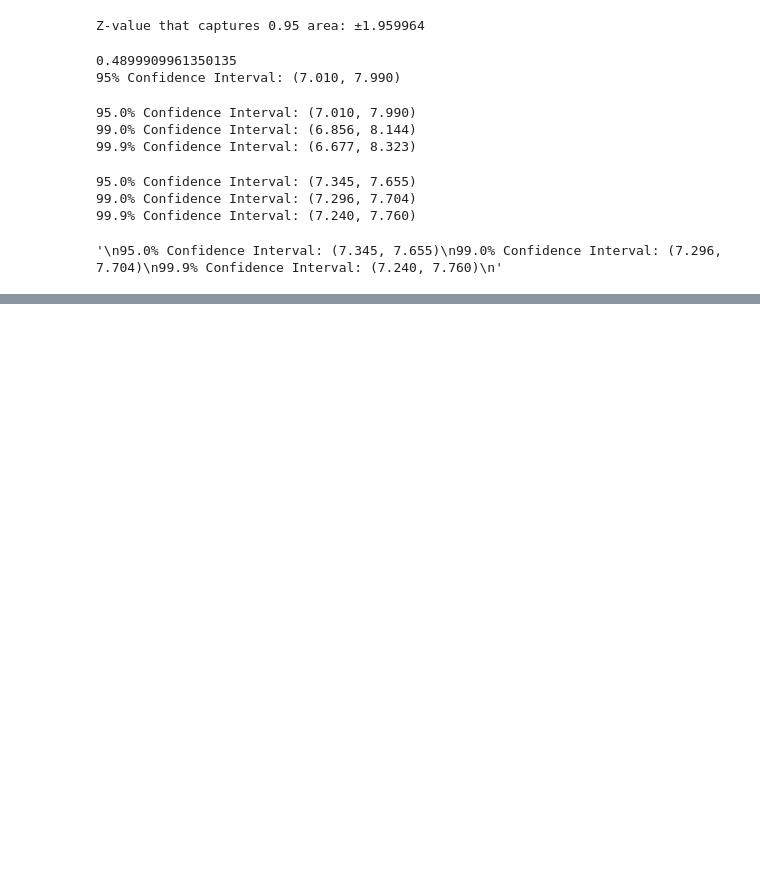
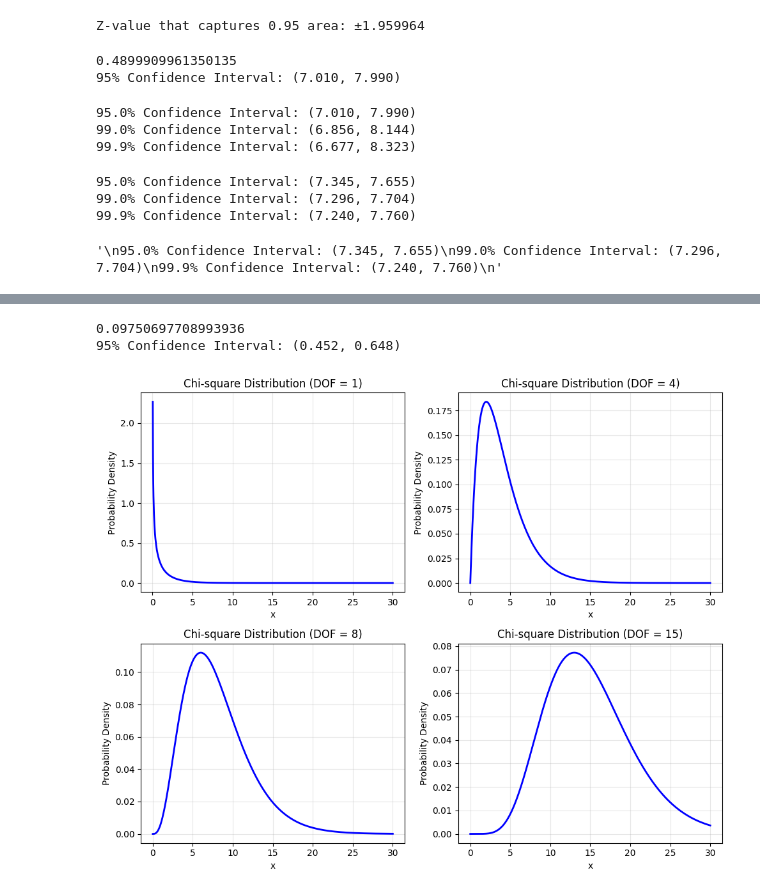
Before and after one commit to thomasnield/manning_grokking_statistics, a Jupyter notebook: ch5/ch5.ipynb, the cells around one changed output, grey strips where cells are left out. Cells and saved outputs as stored; diff of their text form; code cells hidden in the pictures; blank space fills up the shorter version.

```diff
--- a/ch5/ch5.ipynb
+++ b/ch5/ch5.ipynb
@@ -581,0 +681,53 @@ for c in confidences: #G
+# %%
+import math
+from scipy.stats import norm
+
+n = 100
+x = 55
+p_hat = x / n
+confidence = .95
+
+z = norm.ppf(1 - (1 - confidence) / 2)
+margin = z * math.sqrt(p_hat * (1 - p_hat) / n)
+print(margin)
+
+lower = p_hat - margin #K
+upper = p_hat + margin #K
+print(f"{confidence*100:.0f}% Confidence Interval: ({lower:.3f}, {upper:.3f})") #L
+# %% [output]
+0.09750697708993936
+95% Confidence Interval: (0.452, 0.648)
+# %%
+import numpy as np
+import matplotlib.pyplot as plt
+from scipy.stats import chi2
+
+# Set up the figure and subplots
+fig, axes = plt.subplots(2, 2, figsize=(10, 8))
+axes = axes.ravel()  # Flatten the 2x2 array for easier iteration
+
+# Degrees of freedom to plot
+dofs = [1, 4, 8, 15]
+
+# Generate x values for plotting
+x = np.linspace(0, 30, 1000)
+
+# Plot chi-square distributions for each DOF
+for i, dof in enumerate(dofs):
+    # Calculate chi-square probability density
+    y = chi2.pdf(x, dof)
+
+    # Plot on the corresponding subplot
+    axes[i].plot(x, y, 'b-', lw=2, label=f'DOF = {dof}')
+    axes[i].set_title(f'Chi-square Distribution (DOF = {dof})')
+    axes[i].set_xlabel('x')
+    axes[i].set_ylabel('Probability Density')
+    axes[i].grid(True, alpha=0.3)
+
+# Adjust layout to prevent overlap
+plt.tight_layout()
+
+# Display the plot
+plt.show()
+# %% [output]
+[figure, added]
```
Also changed, not shown: parts of 4 cells of this notebook, 2 other files.
